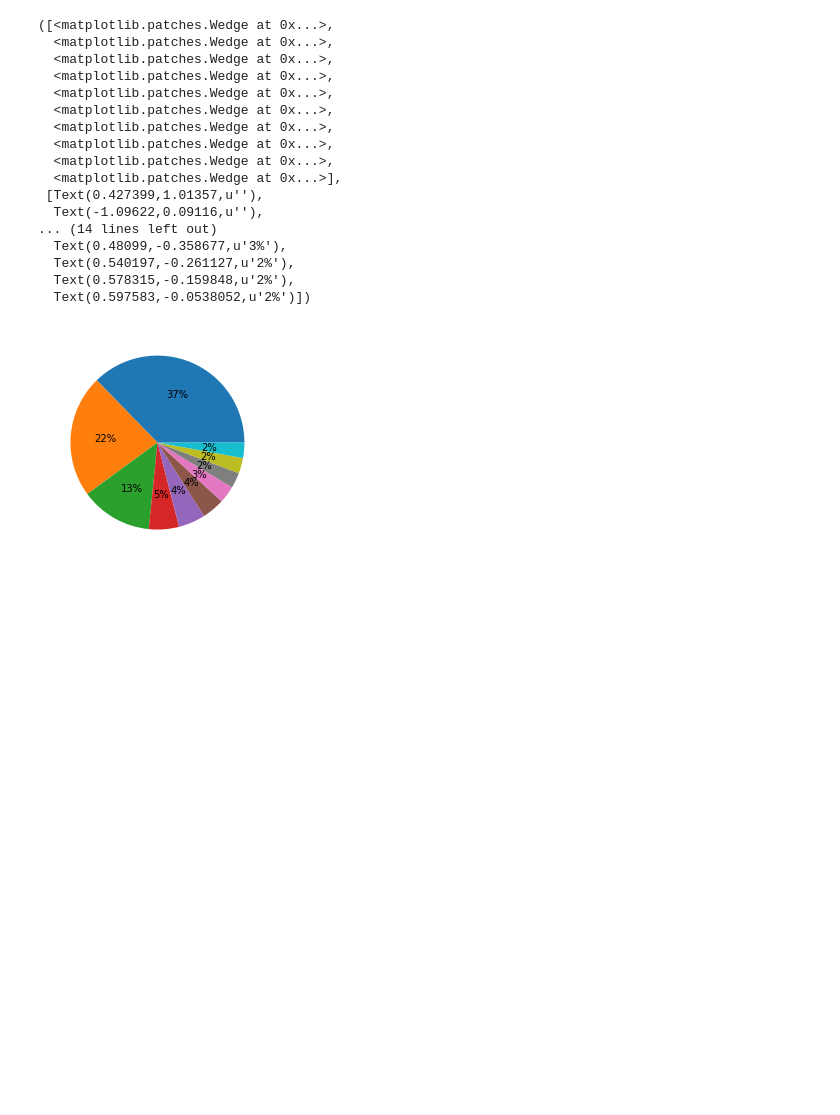
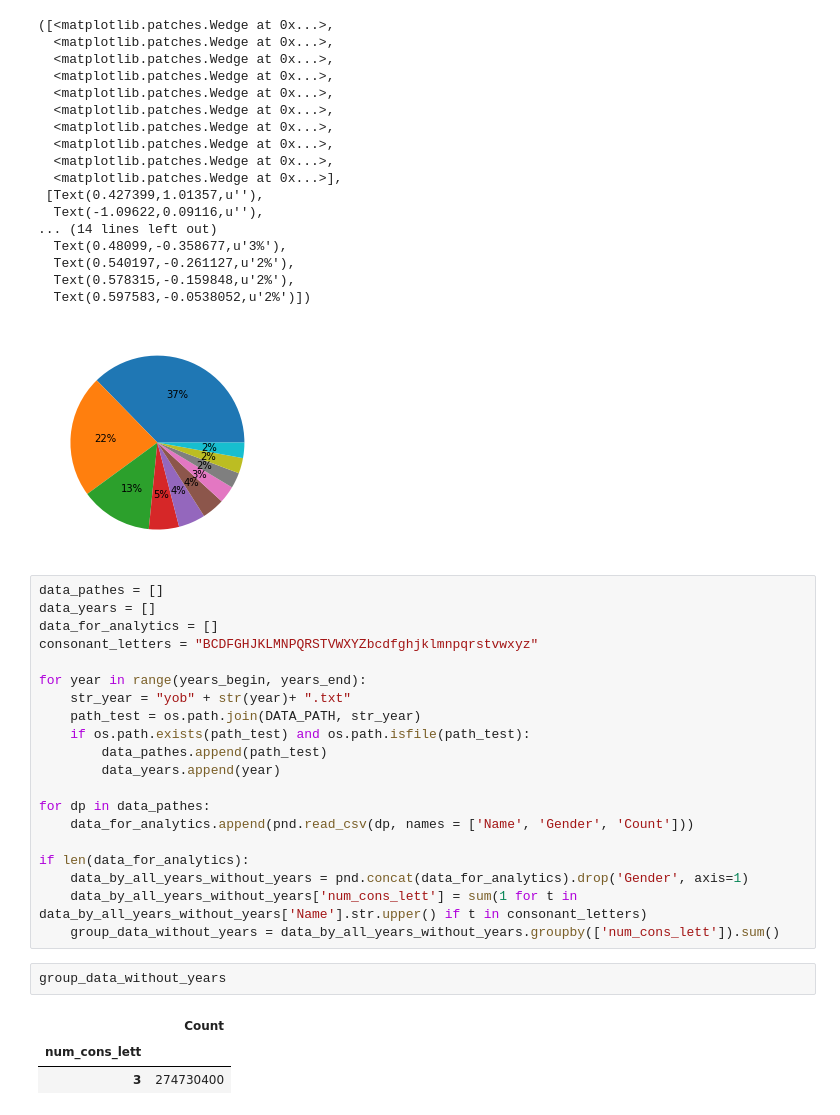
Before and after one commit to LLevella/4-2, a Jupyter notebook: 4-2.ipynb, the cells around one changed output. Cells and saved outputs as stored; diff of their text form; blank space fills up the shorter version.

```diff
--- a/4-2.ipynb
+++ b/4-2.ipynb
@@ -167,3 +165,29 @@ plt.pie(plot_data, autopct='%i%%')
   Text(0.578315,-0.159848,u'2%'),
   Text(0.597583,-0.0538052,u'2%')])
 [figure]
+# %%
+data_pathes = []
+data_years = []
+data_for_analytics = []
+consonant_letters = "BCDFGHJKLMNPQRSTVWXYZbcdfghjklmnpqrstvwxyz"
+
+for year in range(years_begin, years_end):
+    str_year = "yob" + str(year)+ ".txt"
+    path_test = os.path.join(DATA_PATH, str_year)
+    if os.path.exists(path_test) and os.path.isfile(path_test):
+        data_pathes.append(path_test)
+        data_years.append(year)
+
+for dp in data_pathes:
+    data_for_analytics.append(pnd.read_csv(dp, names = ['Name', 'Gender', 'Count']))
+
+if len(data_for_analytics):
+    data_by_all_years_without_years = pnd.concat(data_for_analytics).drop('Gender', axis=1)
+    data_by_all_years_without_years['num_cons_lett'] = sum(1 for t in data_by_all_years_without_years['Name'].str.upper() if t in consonant_letters)
+    group_data_without_years = data_by_all_years_without_years.groupby(['num_cons_lett']).sum()
+# %%
+group_data_without_years
+# %% [output]
+|  | Count |
+| num_cons_lett |  |
+| 3 | 274730400 |
```
Also changed, not shown: parts of 1 cell of this notebook.
